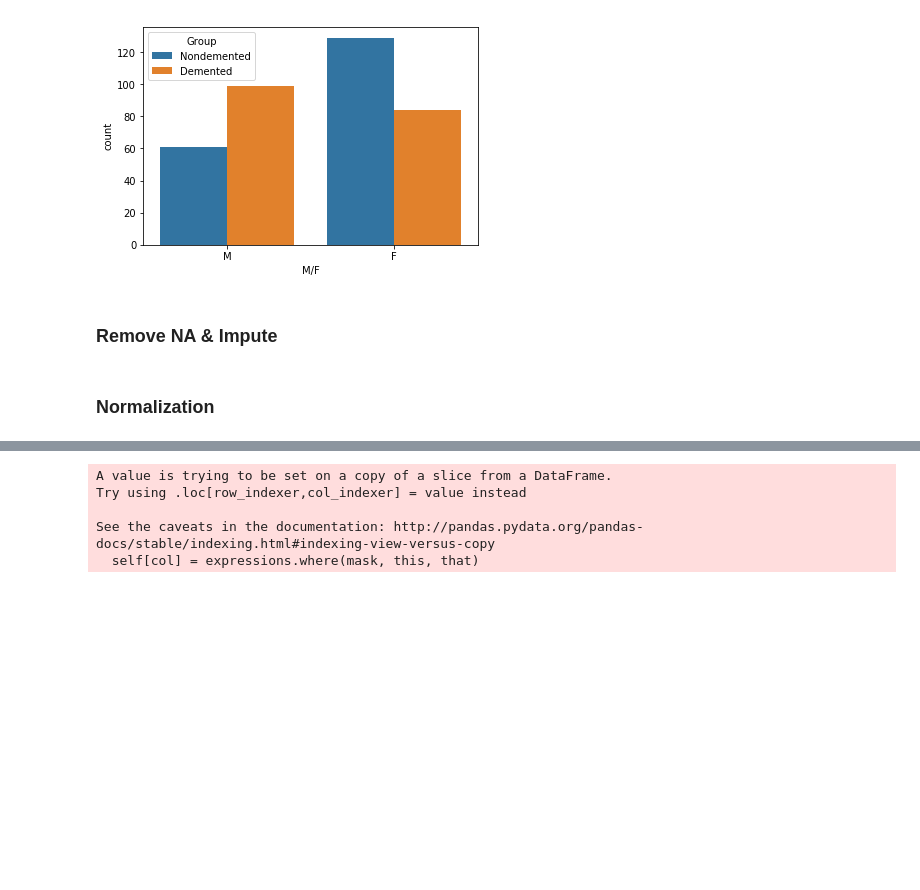
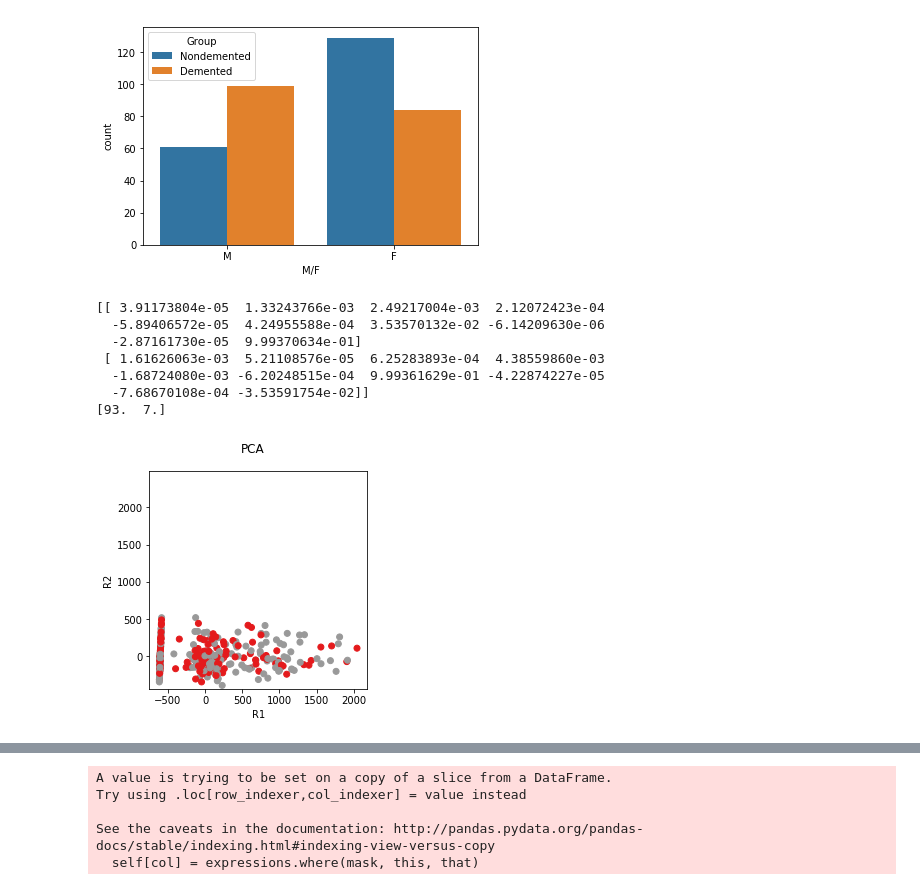
Before and after one commit to HHHuiyu/MRI-and-Alzheimers-BIOF509-FP-, a Jupyter notebook: BIOF509-FP-Huiyu.ipynb, the cells around one changed output, grey strips where cells are left out. Cells and saved outputs as stored; diff of their text form; code cells hidden in the pictures; blank space fills up the shorter version.

```diff
--- a/BIOF509-FP-Huiyu.ipynb
+++ b/BIOF509-FP-Huiyu.ipynb
@@ -250,5 +251,3 @@ sns.countplot(x = 'M/F', hue = 'Group', data = df)
 # %% [output]
 <matplotlib.axes._subplots.AxesSubplot at 0x...>
 [figure]
-# %% [markdown]
-### Remove NA & Impute
@@ -258,5 +254,3 @@ df_rmna = df.dropna()
-# %% [markdown]
-### Normalization
 # %%
 # recoded categorical varibles (Group_code)
 # Group, M/F nominal
@@ -268,3 +263,44 @@ x_cols = ['Gender_code', 'Visit', 'Age', 'EDUC', 'SES', 'MMSE', 'eTIV', 'nWBV',
 
 X = df_rmna[x_cols]
 y = df_rmna['Group_code'].astype('category')
+# %%
+def scatterplot_2D(R, title, labels=None):
+    """ Helper function to plot data points in 2D
+        Requires (N, 2) numpy array shape
+    """
+    assert(R.shape[1] == 2)
+    # class labels are turned into colors
+    if labels is None:
+        c = 'black'
+    else:
+        color_scale = np.linspace(0, 1, len(set(labels)))
+        c = [plt.cm.Set1(color_scale[i]) for i in labels]
+
+    fig = plt.figure()
+    ax = fig.add_subplot(111)
+    ax.patch.set_facecolor('white')
+    ax.scatter(R[...,0], R[...,1], color=c)
+    ax.axis('square')
+    ax.set_xlabel('R1')
+    ax.set_ylabel('R2')
+    fig.suptitle(title)
+    plt.show()
+# %%
+from sklearn.decomposition import PCA
+
+# Dimension reduction
+pca = PCA(n_components=2)
+pca.fit(X)
+print(pca.components_)
+print(np.round(pca.explained_variance_ratio_ * 100))
+R_PCA = pca.transform(X)
+scatterplot_2D(R_PCA, 'PCA', y)
+# %% [output]
+[[ 3.91173804e-05  1.33243766e-03  2.49217004e-03  2.12072423e-04
+  -5.89406572e-05  4.24955588e-04  3.53570132e-02 -6.14209630e-06
+  -2.87161730e-05  9.99370634e-01]
+ [ 1.61626063e-03  5.21108576e-05  6.25283893e-04  4.38559860e-03
+  -1.68724080e-03 -6.20248515e-04  9.99361629e-01 -4.22874227e-05
+  -7.68670108e-04 -3.53591754e-02]]
+[93.  7.]
+[figure, added]
```
Also changed, not shown: parts of 28 cells of this notebook.
